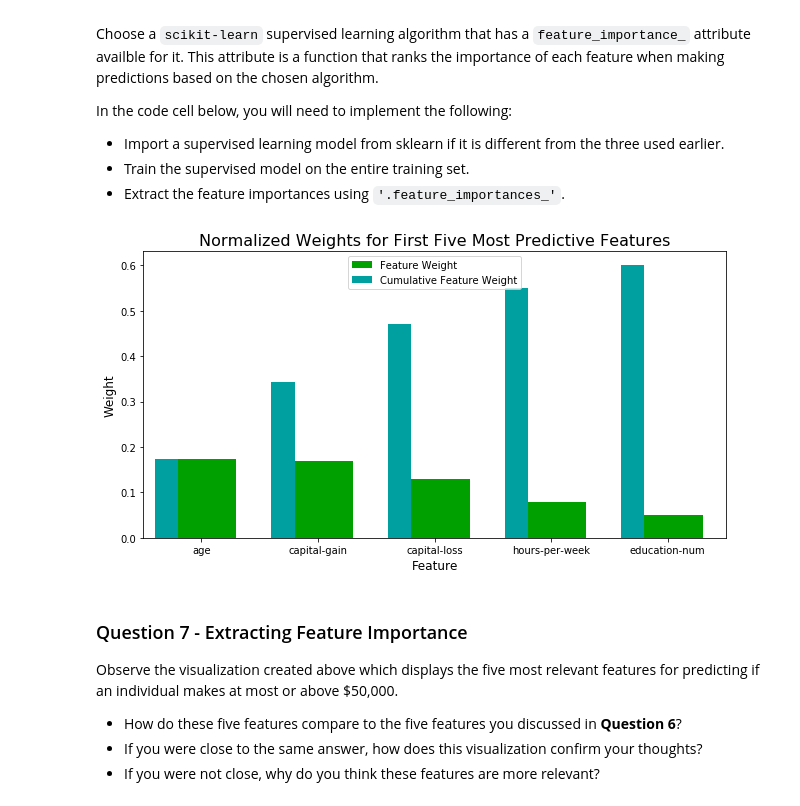
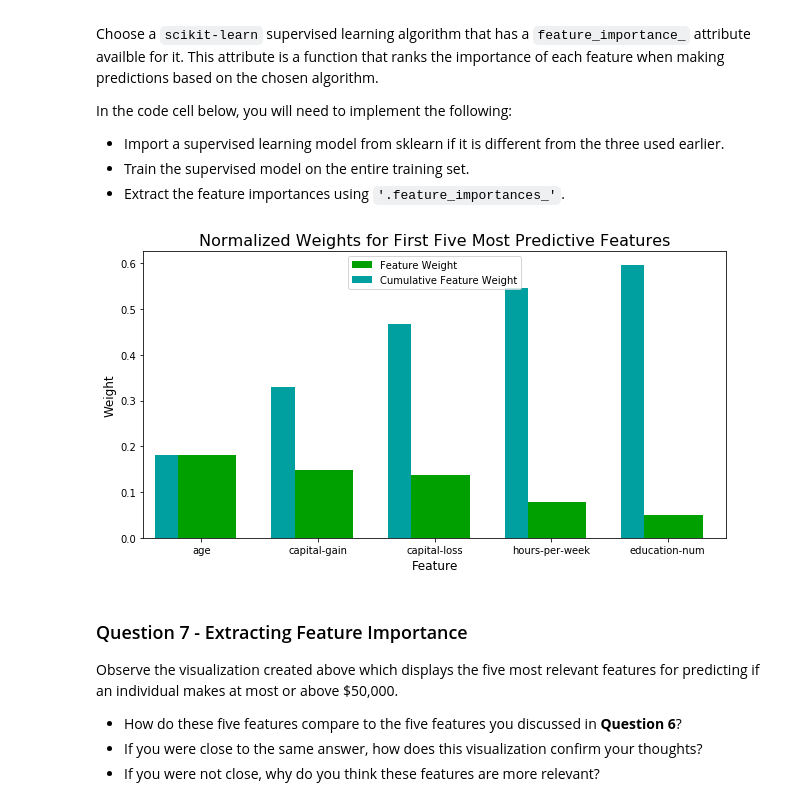
Before and after one commit to SGStrohkorb/Udacity-Other-Projects, a Jupyter notebook: projects/finding_donors/finding_donors.ipynb, the cells around one changed output. Saved outputs shown, nothing was run; the diff lists cells and outputs as text; code cells hidden in the pictures.

```diff
--- a/projects/finding_donors/finding_donors.ipynb
+++ b/projects/finding_donors/finding_donors.ipynb
@@ -365,12 +365,12 @@ In the code cell, you will need to implement the following:
 from sklearn.ensemble import AdaBoostClassifier
 from sklearn.tree import DecisionTreeClassifier
 from sklearn.svm import SVC
-from sklearn.naive_bayes import MultinomialNB
+from sklearn.naive_bayes import GaussianNB
 
 # TODO: Initialize the three models
-clf_A = AdaBoostClassifier(base_estimator = DecisionTreeClassifier())
-clf_B = SVC()
-clf_C = MultinomialNB()
+clf_A = AdaBoostClassifier(base_estimator = DecisionTreeClassifier(random_state=72), random_state=72)
+clf_B = SVC(random_state=72)
+clf_C = GaussianNB() #random_state is not a parameter of this function; link: http://scikit-learn.org/stable/modules/generated/sklearn.naive_bayes.GaussianNB.html
 
 # TODO: Calculate the number of samples for 1%, 10%, and 100% of the training data
 # HINT: samples_100 is the entire training set i.e. len(y_train)
@@ -534,19 +535,19 @@ In the code cell below, you will need to implement the following:
  - Extract the feature importances using `'.feature_importances_'`.
 # %%
 # TODO: Import a supervised learning model that has 'feature_importances_'
-
+#"Import"
+model = AdaBoostClassifier(algorithm='SAMME.R', base_estimator=DecisionTreeClassifier(class_weight=None, criterion='gini', max_depth=3, max_features=None, max_leaf_nodes=None, min_samples_leaf=1, min_samples_split=2, min_weight_fraction_leaf=0.0, presort=False, random_state=72, splitter='best'), learning_rate=1.0, n_estimators=46, random_state=72)
 
 # TODO: Train the supervised model on the training set using .fit(X_train, y_train)
-model = AdaBoostClassifier(algorithm='SAMME.R',base_estimator=DecisionTreeClassifier(class_weight=None, criterion='gini', max_depth=3,max_features=None, max_leaf_nodes=None, min_samples_leaf=1,min_samples_split=2, min_weight_fraction_leaf=0.0,presort=False, random_state=72, splitter='best'),learning_rate=1.0, n_estimators=40, random_state=72)
 model.fit(X_train, y_train)
 
 # TODO: Extract the feature importances using .feature_importances_
 importances = model.feature_importances_
 
 # Plot
 vs.feature_plot(importances, X_train, y_train)
 # %% [output]
-[figure, old version]
+[figure, new version]
 # %% [markdown]
 ### Question 7 - Extracting Feature Importance
 
```
Also changed, not shown: parts of 9 cells of this notebook, 1 other file.
